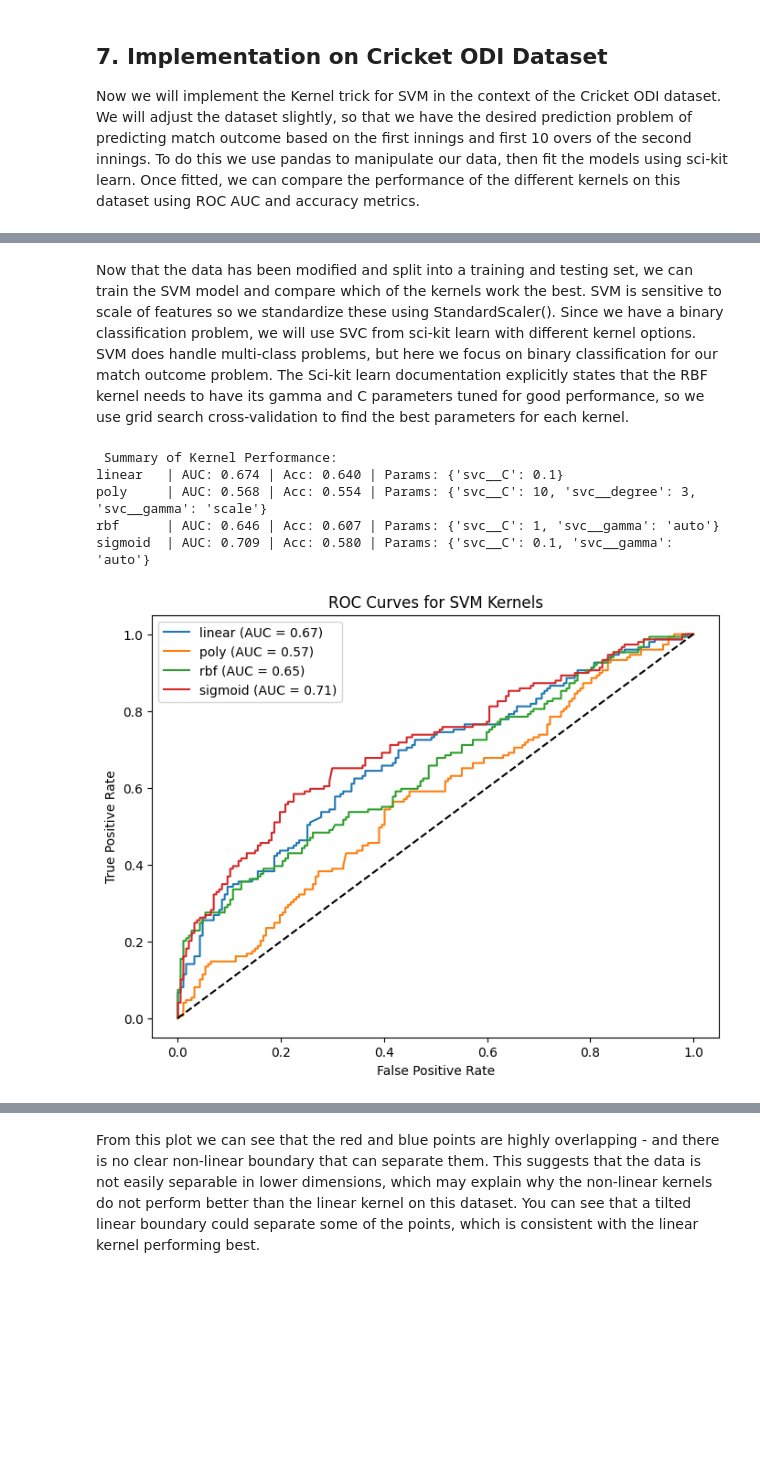
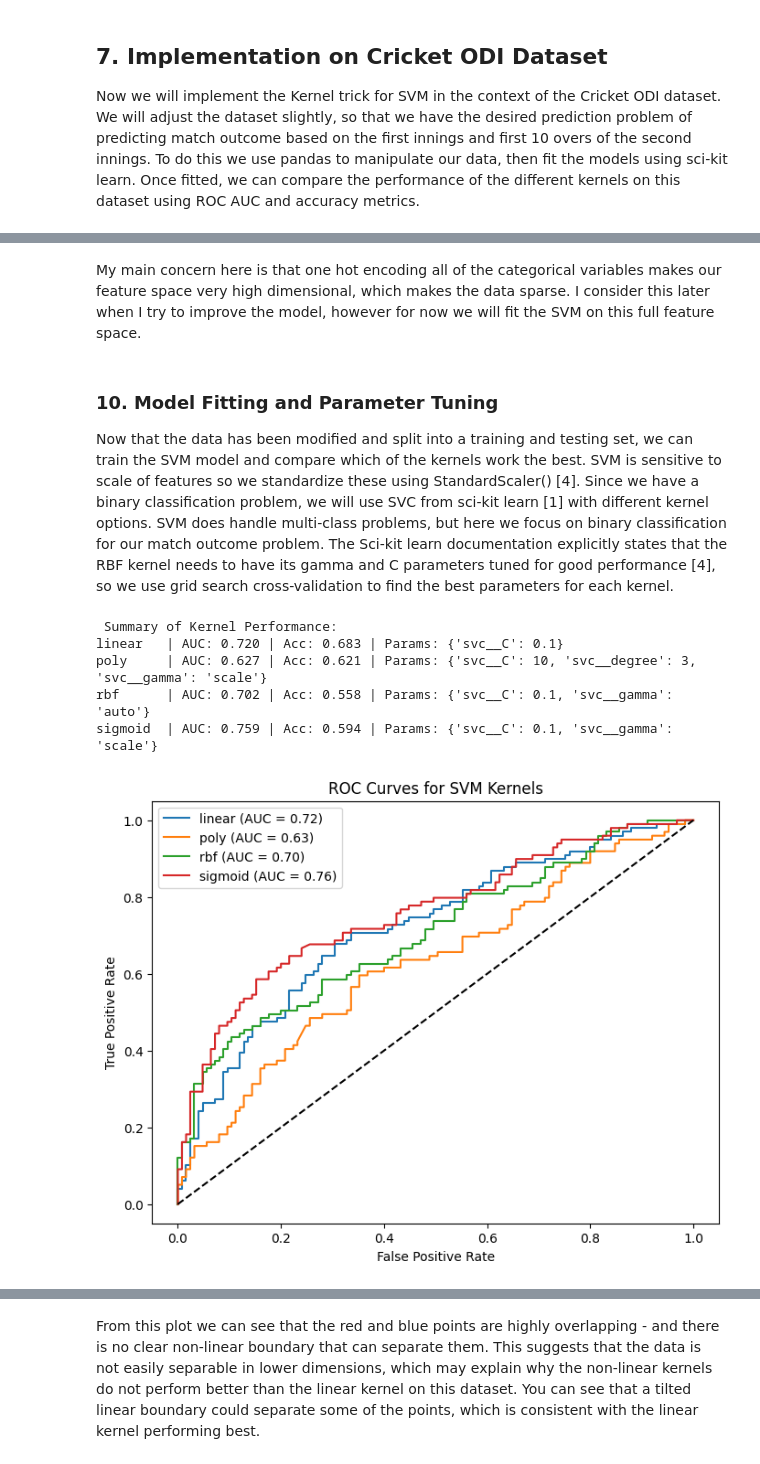
Before and after one commit to y-oth/dst_assessment1, a Jupyter notebook: Elliot M/Asessment1EM.ipynb, the cells around one changed output, grey strips where cells are left out. Saved outputs shown, nothing was run; the diff lists cells and outputs as text; code cells hidden in the pictures; blank space fills up the shorter version.

```diff
--- a/Elliot M/Asessment1EM.ipynb
+++ b/Elliot M/Asessment1EM.ipynb
@@ -251,30 +267,24 @@ matches = matches.merge(meta, on="match_id")
 # --- TARGET VARIABLE ---
 matches["team2_win"] = (matches["winner"] == matches["team2"]).astype(int)
 # %%
-# --- ENCODING ---
+
 # Here we one-hot-encode the qualitative varibales.
 cat_cols = ["batting_team_1", "batting_team_2", "venue.x", "season"]
 matches_encoded = pd.get_dummies(matches, columns=cat_cols, drop_first=True)
 
-# --- FEATURES AND TARGET ---
+
 X = matches_encoded.drop(columns=["match_id", "winner", "team1", "team2", "team2_win"])
 y = matches_encoded["team2_win"]
 
-# --- TRAIN/TEST SPLIT ---
-X_train, X_test, y_train, y_test = train_test_split(X, y, test_size=0.25, random_state=42, stratify=y)
+# Test / Train split
+X_train, X_test, y_train, y_test = train_test_split(X, y, test_size=0.2, random_state=42, stratify=y)
+# %% [markdown]
+My main concern here is that one hot encoding all of the categorical variables makes our feature space very high dimensional, which makes the data sparse. I consider this later when I try to improve the model, however for now we will fit the SVM on this full feature space.
 # %% [markdown]
-Now that the data has been modified and split into a training and testing set, we can train the SVM model and compare which of the kernels work the best. SVM is sensitive to scale of features so we standardize these using StandardScaler(). Since we have a binary classification problem, we will use SVC from sci-kit learn with different kernel options. SVM does handle multi-class problems, but here we focus on binary classification for our match outcome problem. The Sci-kit learn documentation explicitly states that the RBF kernel needs to have its gamma and C parameters tuned for good performance, so we use grid search cross-validation to find the best parameters for each kernel.
+### 10. Model Fitting and Parameter Tuning
+
+Now that the data has been modified and split into a training and testing set, we can train the SVM model and compare which of the kernels work the best. SVM is sensitive to scale of features so we standardize these using StandardScaler() [4]. Since we have a binary classification problem, we will use SVC from sci-kit learn [1] with different kernel options. SVM does handle multi-class problems, but here we focus on binary classification for our match outcome problem. The Sci-kit learn documentation explicitly states that the RBF kernel needs to have its gamma and C parameters tuned for good performance [4], so we use grid search cross-validation to find the best parameters for each kernel.
 # %%
-from sklearn.model_selection import train_test_split, GridSearchCV
-from sklearn.preprocessing import StandardScaler
-from sklearn.svm import SVC
-from sklearn.pipeline import Pipeline
-from sklearn.metrics import accuracy_score, roc_auc_score, roc_curve, classification_report
-import matplotlib.pyplot as plt
-
-
-# X = features, y = 1 if chasing team wins else 0
-X_train, X_test, y_train, y_test = train_test_split(X, y, test_size=0.3, random_state=42, stratify=y)
 
 param_grids = {
     'linear': {'svc__C': [0.1, 1, 10, 100]},
@@ -305,35 +315,35 @@ for kernel, params in param_grids.items():
 
     # Store performance
     results[kernel] = {
         'best_params': grid.best_params_,
         'accuracy': accuracy_score(y_test, y_pred),
         'auc': roc_auc_score(y_test, y_proba),
         'model': best_model
     }
 
 
 print("\n Summary of Kernel Performance:")
 for kernel, res in results.items():
     print(f"{kernel:8} | AUC: {res['auc']:.3f} | Acc: {res['accuracy']:.3f} | Params: {res['best_params']}")
 
 # Plot ROC curve for all kernels
 plt.figure(figsize=(8,6))
 for kernel, res in results.items():
     model = res['model']
     y_proba = model.predict_proba(X_test)[:, 1]
     fpr, tpr, _ = roc_curve(y_test, y_proba)
     plt.plot(fpr, tpr, label=f"{kernel} (AUC = {res['auc']:.2f})")
 
 plt.plot([0,1], [0,1], 'k--')
 plt.xlabel('False Positive Rate')
 plt.ylabel('True Positive Rate')
 plt.title('ROC Curves for SVM Kernels')
 plt.legend()
 plt.show()
 # %% [output]
  Summary of Kernel Performance:
-linear   | AUC: 0.674 | Acc: 0.640 | Params: {'svc__C': 0.1}
-poly     | AUC: 0.568 | Acc: 0.554 | Params: {'svc__C': 10, 'svc__degree': 3, 'svc__gamma': 'scale'}
-rbf      | AUC: 0.646 | Acc: 0.607 | Params: {'svc__C': 1, 'svc__gamma': 'auto'}
-sigmoid  | AUC: 0.709 | Acc: 0.580 | Params: {'svc__C': 0.1, 'svc__gamma': 'auto'}
+linear   | AUC: 0.720 | Acc: 0.683 | Params: {'svc__C': 0.1}
+poly     | AUC: 0.627 | Acc: 0.621 | Params: {'svc__C': 10, 'svc__degree': 3, 'svc__gamma': 'scale'}
+rbf      | AUC: 0.702 | Acc: 0.558 | Params: {'svc__C': 0.1, 'svc__gamma': 'auto'}
+sigmoid  | AUC: 0.759 | Acc: 0.594 | Params: {'svc__C': 0.1, 'svc__gamma': 'scale'}
-[figure, old version]
+[figure, new version]
```
Also changed, not shown: parts of 16 cells of this notebook, 1 other file.
